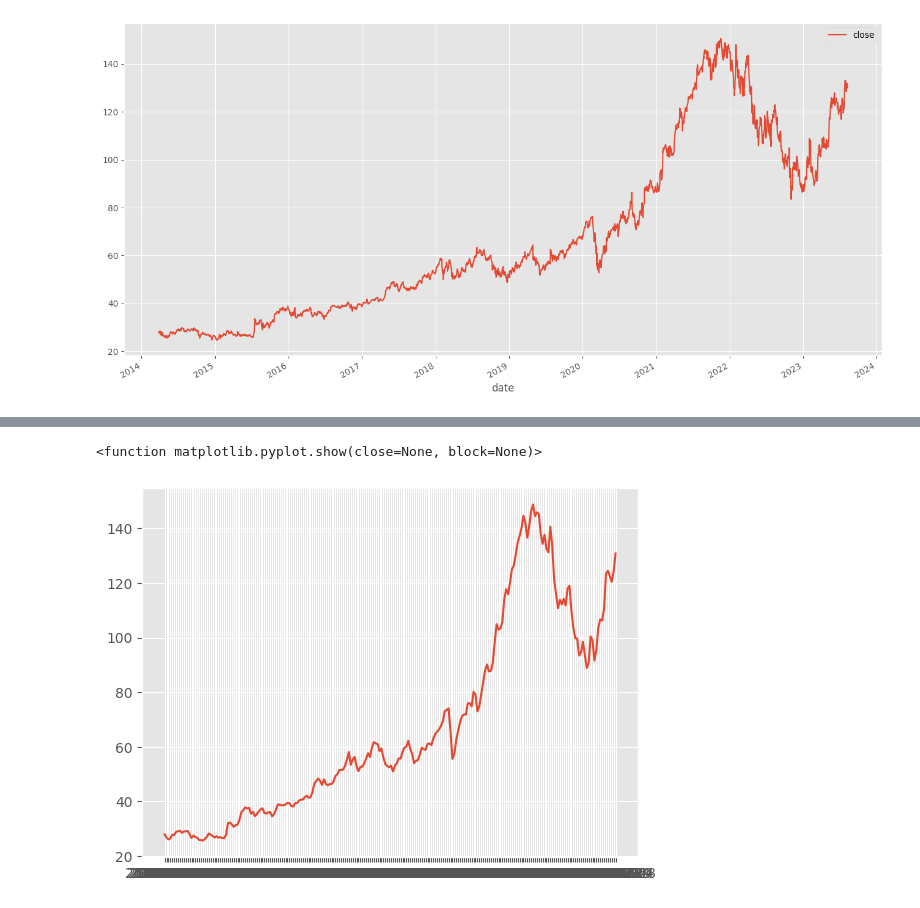
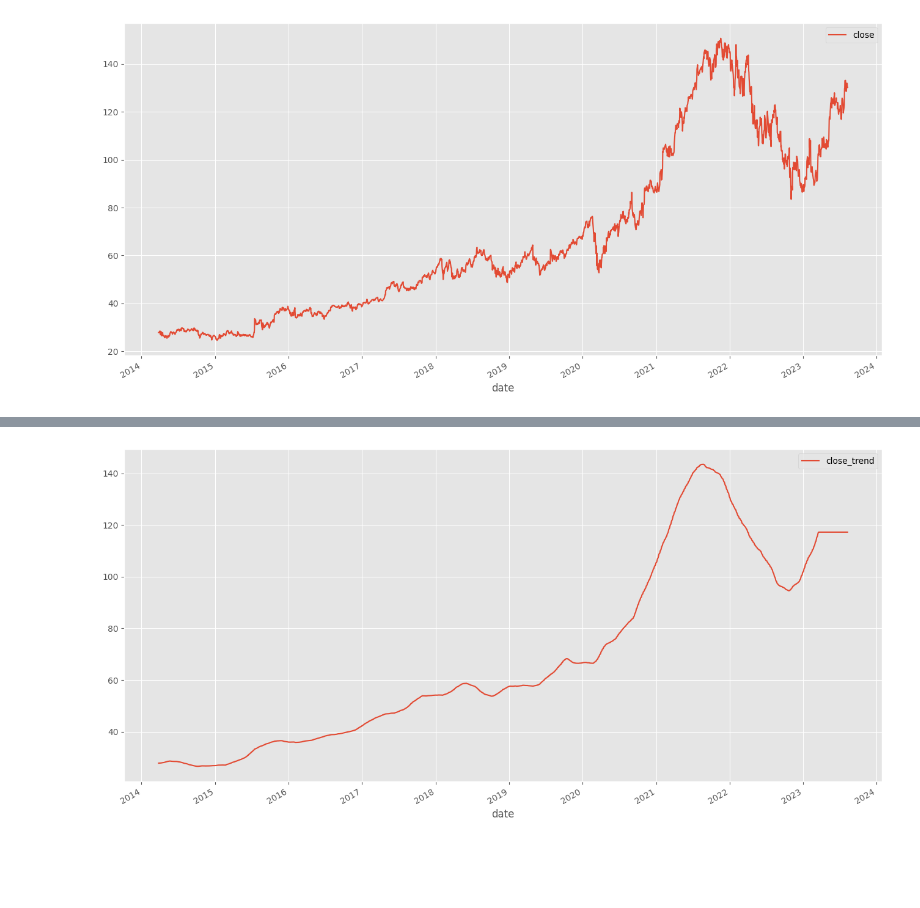
Before and after one commit to keerthana24km/ALA-AML-Coding-Practice, a Jupyter notebook: get_stockprice_smooth_trend_revised.ipynb, the cells around one changed output, grey strips where cells are left out. Cells and saved outputs as stored; diff of their text form; code cells hidden in the pictures; blank space fills up the shorter version.

Commit message:
Revised smooth trend

```diff
--- a/get_stockprice_smooth_trend_revised.ipynb
+++ b/get_stockprice_smooth_trend_revised.ipynb
@@ -104,7 +120,26 @@ print(date)
+# %%
+i = 0
+
+# Empty list to store moving averages
+moving_averages = []
+window_size = 100
+arr = df_google["close"]
+fill_length = len(arr) - (window_size - 1)
+while i < fill_length:
+ # Calc average of current window
+    window_avg = sum(arr[i:i+window_size]) / window_size
+    window_avg_rounded = round(window_avg, 2)
+    # Append average of current window to moving average list
+    moving_averages.append(window_avg_rounded)
+    i += 1 #move right by one to calc moving average for new window
+last_val = moving_averages[len(moving_averages)-1]
+for i in range(1,window_size):
+    moving_averages.append(last_val)
+
+df_google["close_trend"] = moving_averages
 # %%
 style.use("ggplot")
-plt.plot(date,close)
-plt.show
+df_google.plot(x="date", y="close_trend", figsize=(16,8))
+plt.show()
 # %% [output]
-<function matplotlib.pyplot.show(close=None, block=None)>
-[figure, old version]
+[figure, new version]
```
Also changed, not shown: parts of 3 cells of this notebook.
